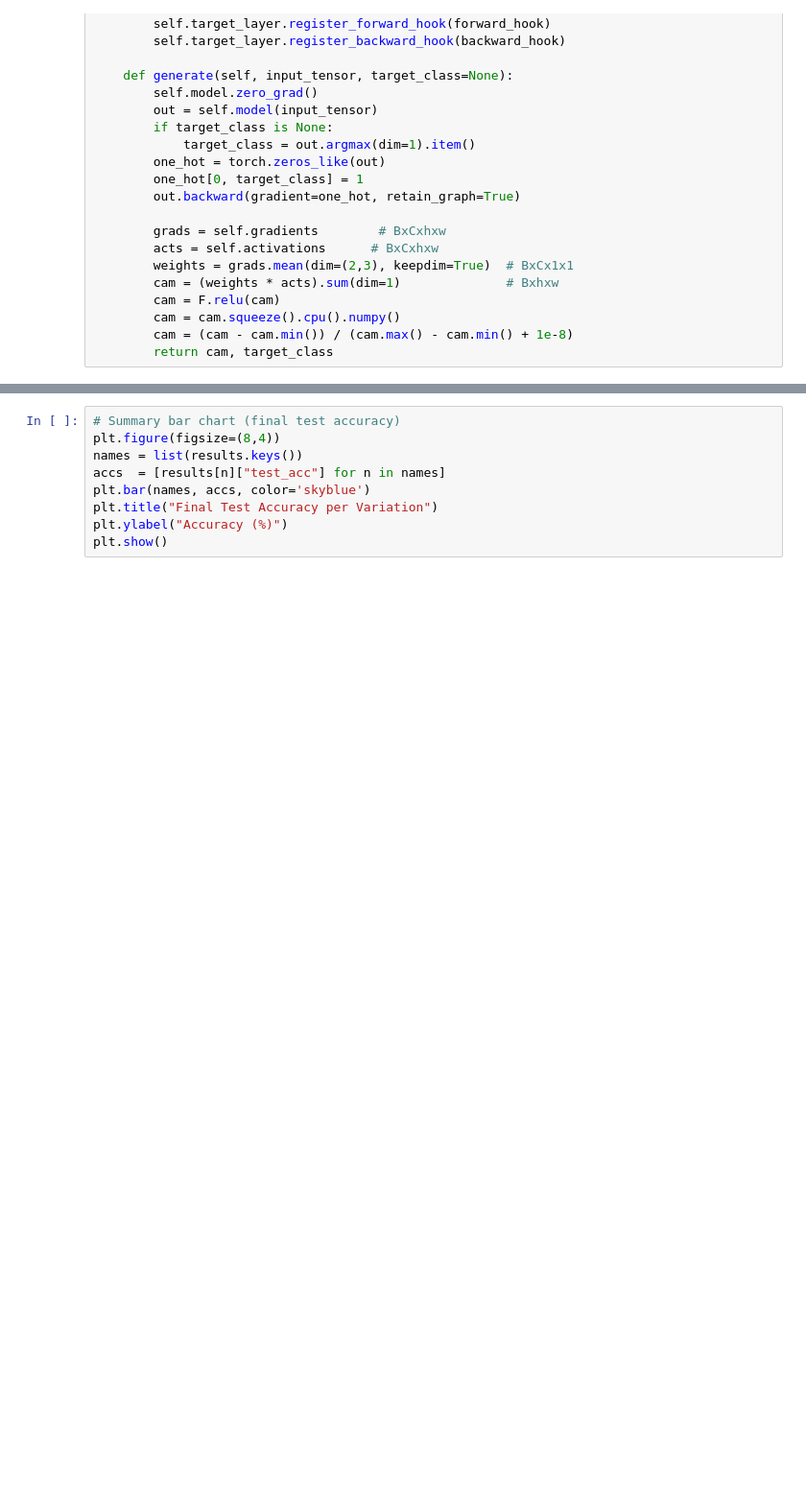
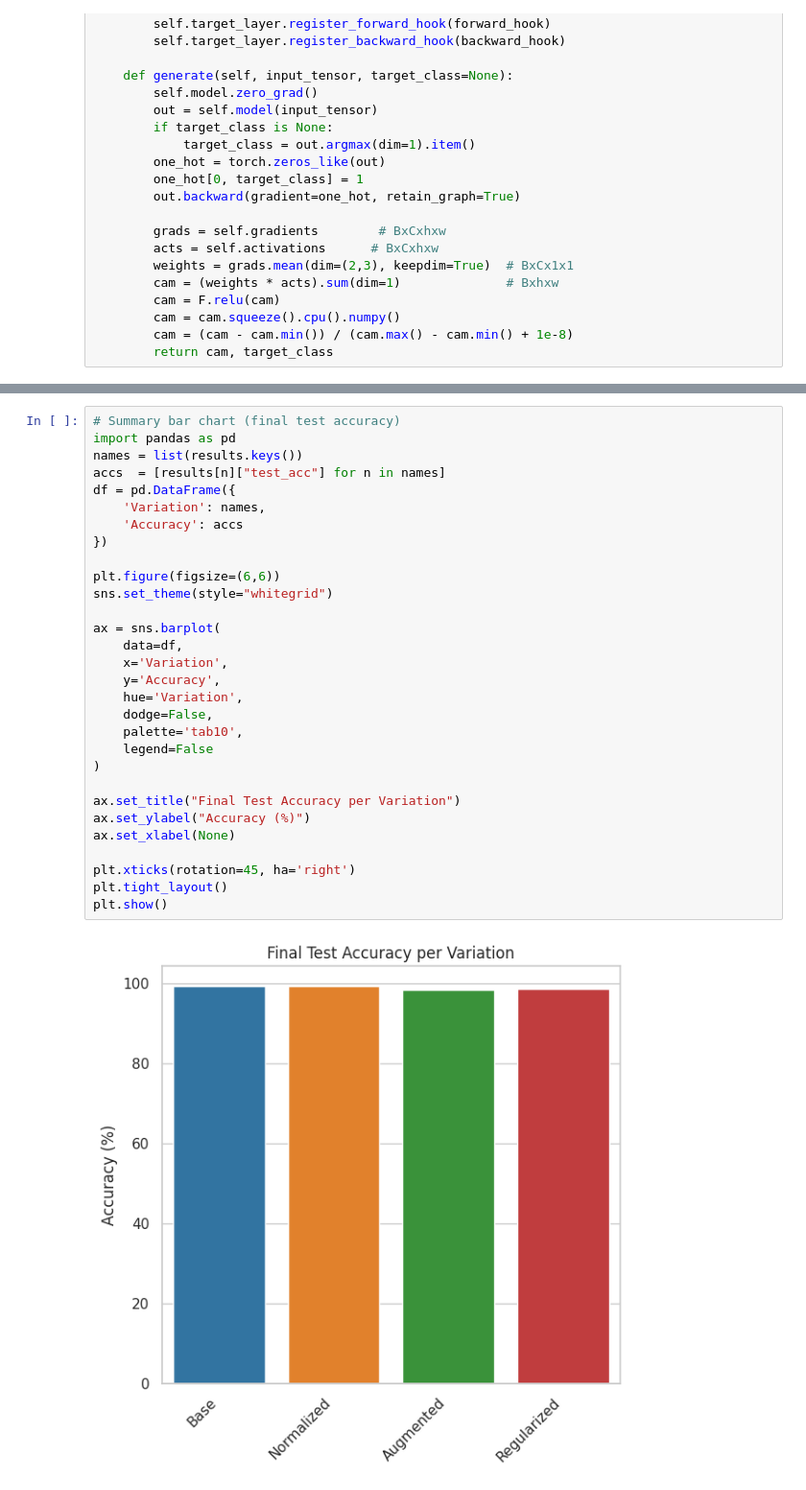
Before and after one commit to OhMyBreee/Deep-Learning---Assignment-I, a Jupyter notebook: notebooks/CNNBaseline.ipynb, the cells around one changed output, grey strips where cells are left out. Shown at 96% size. Drawn from its saved outputs; the diff is of its cells as text; blank space fills up the shorter version.

Commit message:
finalized cnnbaseline

```diff
--- a/notebooks/CNNBaseline.ipynb
+++ b/notebooks/CNNBaseline.ipynb
@@ -238,9 +312,32 @@ KeyboardInterrupt:
 # %%
 # Summary bar chart (final test accuracy)
-plt.figure(figsize=(8,4))
+import pandas as pd
 names = list(results.keys())
 accs  = [results[n]["test_acc"] for n in names]
-plt.bar(names, accs, color='skyblue')
-plt.title("Final Test Accuracy per Variation")
-plt.ylabel("Accuracy (%)")
+df = pd.DataFrame({
+    'Variation': names,
+    'Accuracy': accs
+})
+
+plt.figure(figsize=(6,6))
+sns.set_theme(style="whitegrid")
+
+ax = sns.barplot(
+    data=df,
+    x='Variation',
+    y='Accuracy',
+    hue='Variation',
+    dodge=False,
+    palette='tab10',
+    legend=False
+)
+
+ax.set_title("Final Test Accuracy per Variation")
+ax.set_ylabel("Accuracy (%)")
+ax.set_xlabel(None)
+
+plt.xticks(rotation=45, ha='right')
+plt.tight_layout()
 plt.show()
+# %% [output]
+[figure, added]
```
Also changed, not shown: parts of 3 cells of this notebook, 1 other file.
